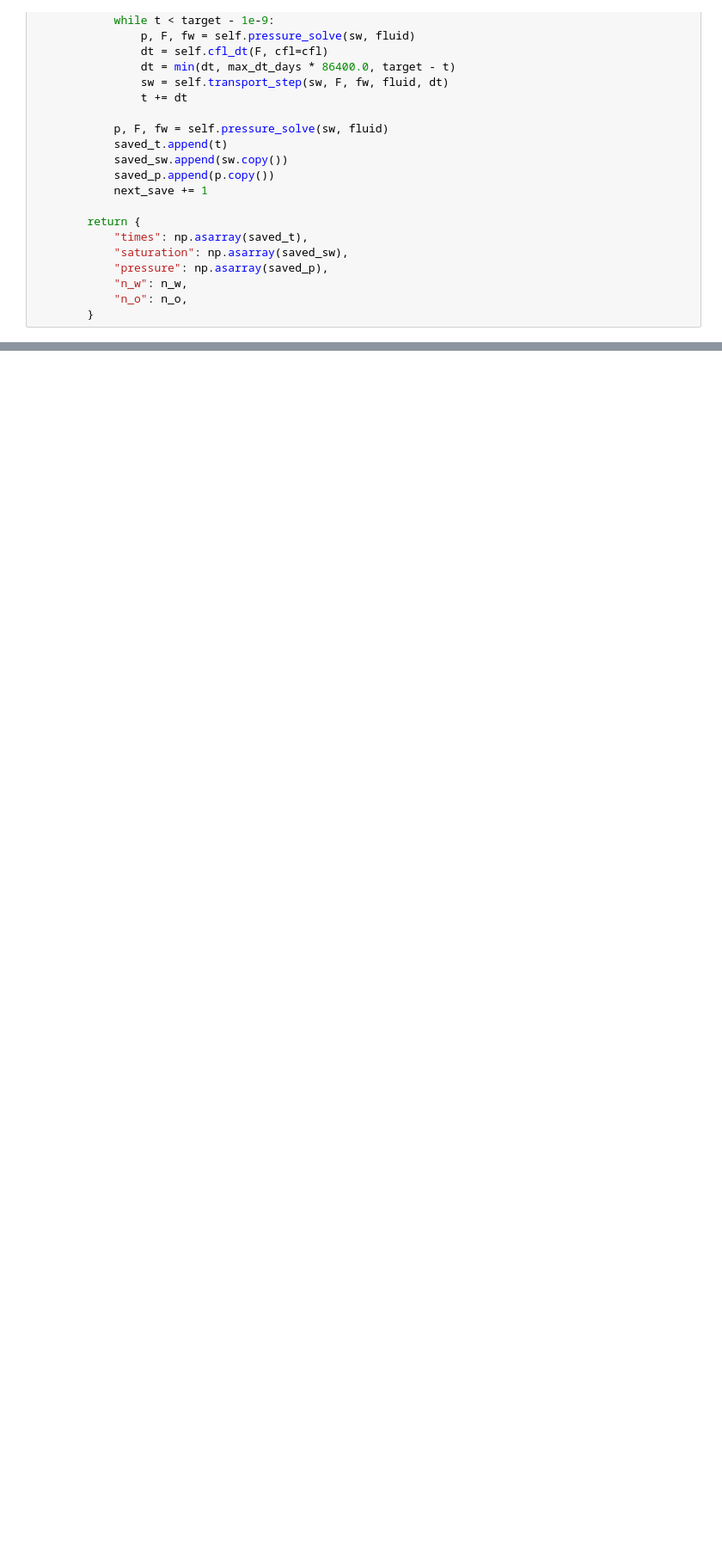
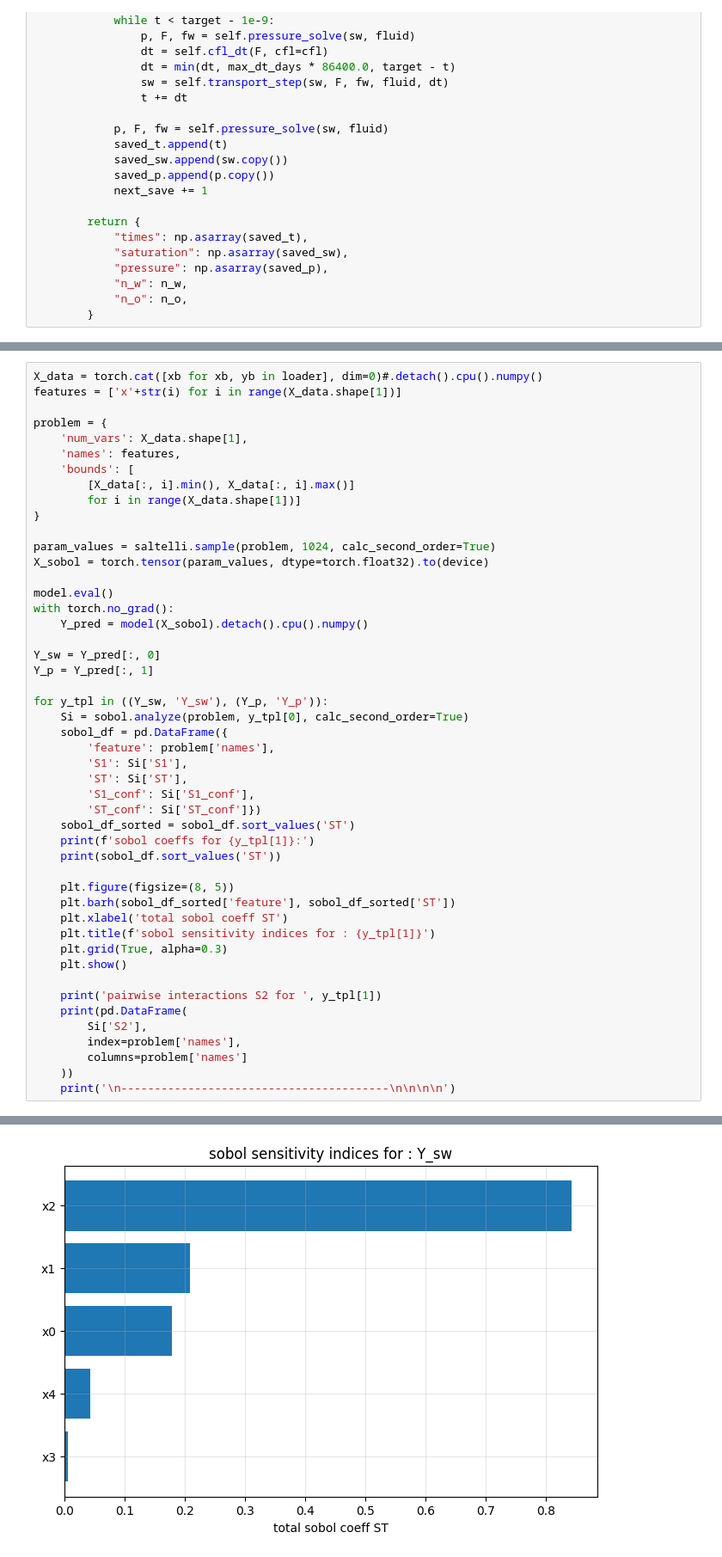
Before and after one commit to DmitrySavinskikh/graduate-paper-code, a Jupyter notebook: ml_part2.ipynb, the cells around one changed output, grey strips where cells are left out. Shown at 86% size. Drawn from its saved outputs; the diff is of its cells as text; blank space fills up the shorter version.

```diff
--- a/ml_part2.ipynb
+++ b/ml_part2.ipynb
@@ -288,0 +413,49 @@ print("Pressure scale:", pressure_scale)
+# %%
+X_data = torch.cat([xb for xb, yb in loader], dim=0)#.detach().cpu().numpy()
+features = ['x'+str(i) for i in range(X_data.shape[1])]
+
+problem = {
+    'num_vars': X_data.shape[1],
+    'names': features,
+    'bounds': [
+        [X_data[:, i].min(), X_data[:, i].max()]
+        for i in range(X_data.shape[1])]
+}
+
+param_values = saltelli.sample(problem, 1024, calc_second_order=True)
+X_sobol = torch.tensor(param_values, dtype=torch.float32).to(device)
+
+model.eval()
+with torch.no_grad():
+    Y_pred = model(X_sobol).detach().cpu().numpy()
+
+Y_sw = Y_pred[:, 0]
+Y_p = Y_pred[:, 1]
+
+for y_tpl in ((Y_sw, 'Y_sw'), (Y_p, 'Y_p')):
+    Si = sobol.analyze(problem, y_tpl[0], calc_second_order=True)
+    sobol_df = pd.DataFrame({
+        'feature': problem['names'],
+        'S1': Si['S1'],
+        'ST': Si['ST'],
+        'S1_conf': Si['S1_conf'],
+        'ST_conf': Si['ST_conf']})
+    sobol_df_sorted = sobol_df.sort_values('ST')
+    print(f'sobol coeffs for {y_tpl[1]}:')
+    print(sobol_df.sort_values('ST'))
+
+    plt.figure(figsize=(8, 5))
+    plt.barh(sobol_df_sorted['feature'], sobol_df_sorted['ST'])
+    plt.xlabel('total sobol coeff ST')
+    plt.title(f'sobol sensitivity indices for : {y_tpl[1]}')
+    plt.grid(True, alpha=0.3)
+    plt.show()
+
+    print('pairwise interactions S2 for ', y_tpl[1])
+    print(pd.DataFrame(
+        Si['S2'],
+        index=problem['names'],
+        columns=problem['names']
+    ))
+    print('\n----------------------------------------\n\n\n\n')
+# %% [output]
@@ -288,0 +469 @@ print("Pressure scale:", pressure_scale)
+[figure, added]
```
Also changed, not shown: parts of 11 cells of this notebook.
